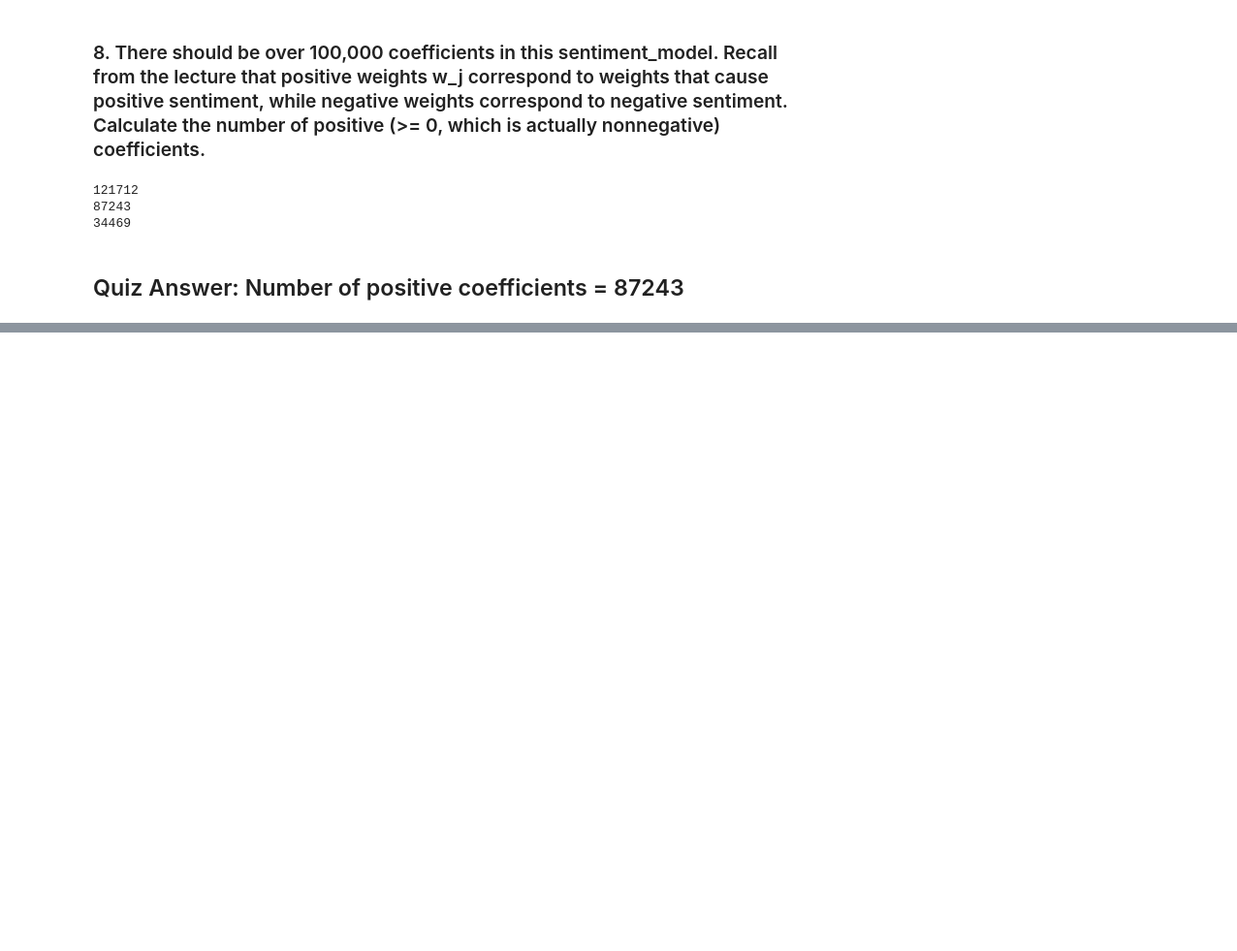
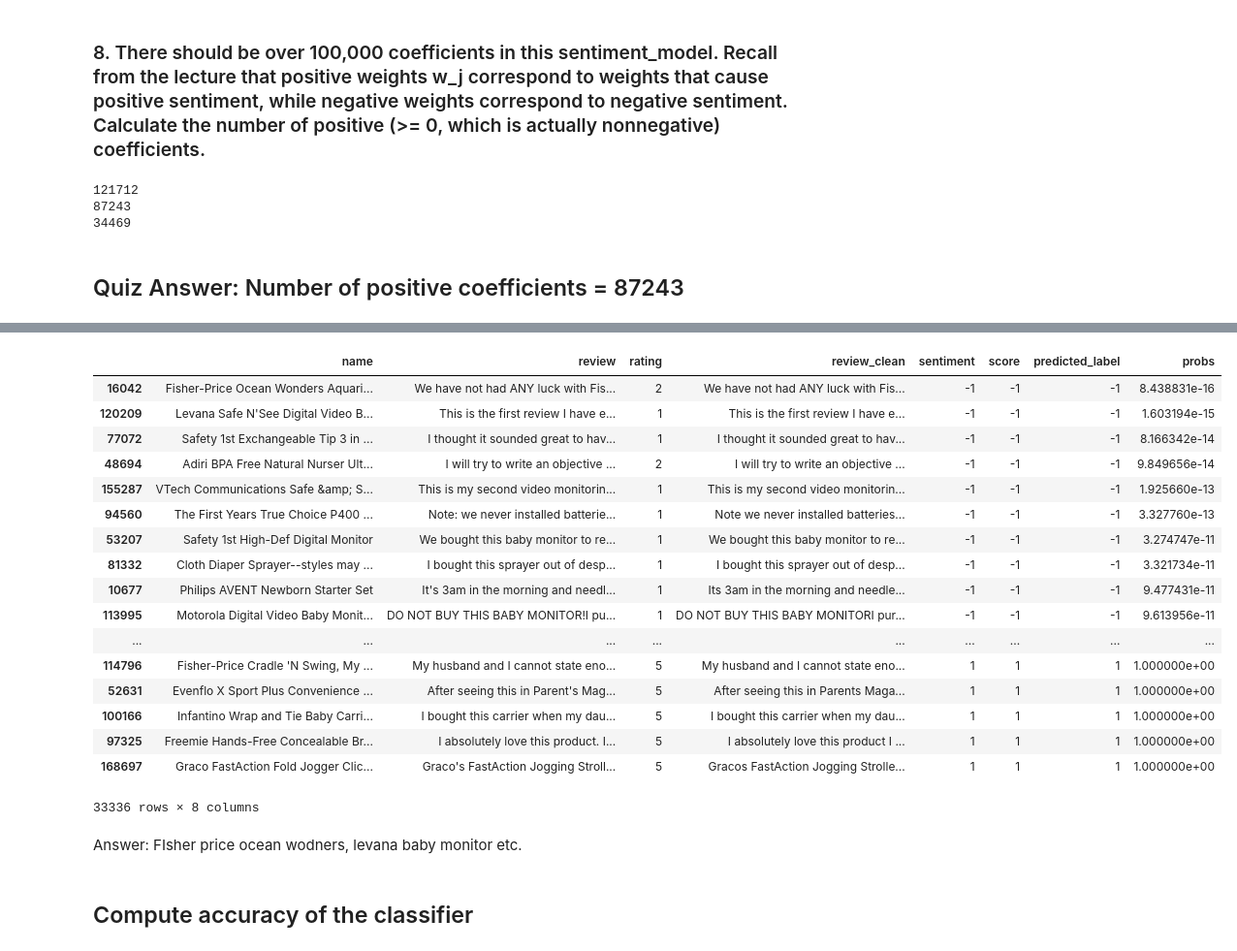
Before and after one commit to sachinjain024/practicebook, a Jupyter notebook: my-courses/coursera-classification/week1/Assignment.ipynb, the cells around one changed output, grey strips where cells are left out. Shown: that part at 97% size. Drawn from its saved outputs; the diff is of its cells as text; code cells hidden in the pictures; blank space fills up the shorter version.

```diff
--- a/my-courses/coursera-classification/week1/Assignment.ipynb
+++ b/my-courses/coursera-classification/week1/Assignment.ipynb
@@ -185,0 +321,25 @@ print (negative_coefficients)
+# %%
+test_data.sort_values('probs')
+# %% [output]
+|  | name | review | rating | review_clean | sentiment | score | predicted_label | probs |
+| 16042 | Fisher-Price Ocean Wonders Aquari... | We have not had ANY luck with Fis... | 2 | We have not had ANY luck with Fis... | -1 | -1 | -1 | 8.438831e-16 |
+| 120209 | Levana Safe N'See Digital Video B... | This is the first review I have e... | 1 | This is the first review I have e... | -1 | -1 | -1 | 1.603194e-15 |
+| 77072 | Safety 1st Exchangeable Tip 3 in ... | I thought it sounded great to hav... | 1 | I thought it sounded great to hav... | -1 | -1 | -1 | 8.166342e-14 |
+| 48694 | Adiri BPA Free Natural Nurser Ult... | I will try to write an objective ... | 2 | I will try to write an objective ... | -1 | -1 | -1 | 9.849656e-14 |
+| 155287 | VTech Communications Safe &amp; S... | This is my second video monitorin... | 1 | This is my second video monitorin... | -1 | -1 | -1 | 1.925660e-13 |
+| 94560 | The First Years True Choice P400 ... | Note: we never installed batterie... | 1 | Note we never installed batteries... | -1 | -1 | -1 | 3.327760e-13 |
+| 53207 | Safety 1st High-Def Digital Monitor | We bought this baby monitor to re... | 1 | We bought this baby monitor to re... | -1 | -1 | -1 | 3.274747e-11 |
+| 81332 | Cloth Diaper Sprayer--styles may ... | I bought this sprayer out of desp... | 1 | I bought this sprayer out of desp... | -1 | -1 | -1 | 3.321734e-11 |
+| 10677 | Philips AVENT Newborn Starter Set | It's 3am in the morning and needl... | 1 | Its 3am in the morning and needle... | -1 | -1 | -1 | 9.477431e-11 |
+| 113995 | Motorola Digital Video Baby Monit... | DO NOT BUY THIS BABY MONITOR!I pu... | 1 | DO NOT BUY THIS BABY MONITORI pur... | -1 | -1 | -1 | 9.613956e-11 |
+| ... | ... | ... | ... | ... | ... | ... | ... | ... |
+| 114796 | Fisher-Price Cradle 'N Swing, My ... | My husband and I cannot state eno... | 5 | My husband and I cannot state eno... | 1 | 1 | 1 | 1.000000e+00 |
+| 52631 | Evenflo X Sport Plus Convenience ... | After seeing this in Parent's Mag... | 5 | After seeing this in Parents Maga... | 1 | 1 | 1 | 1.000000e+00 |
+| 100166 | Infantino Wrap and Tie Baby Carri... | I bought this carrier when my dau... | 5 | I bought this carrier when my dau... | 1 | 1 | 1 | 1.000000e+00 |
+| 97325 | Freemie Hands-Free Concealable Br... | I absolutely love this product. I... | 5 | I absolutely love this product I ... | 1 | 1 | 1 | 1.000000e+00 |
+| 168697 | Graco FastAction Fold Jogger Clic... | Graco's FastAction Jogging Stroll... | 5 | Gracos FastAction Jogging Strolle... | 1 | 1 | 1 | 1.000000e+00 |
+33336 rows × 8 columns
+# %% [markdown]
+Answer: FIsher price ocean wodners, levana baby monitor etc.
+# %% [markdown]
+## Compute accuracy of the classifier
```
Also changed, not shown: parts of 18 cells of this notebook.
